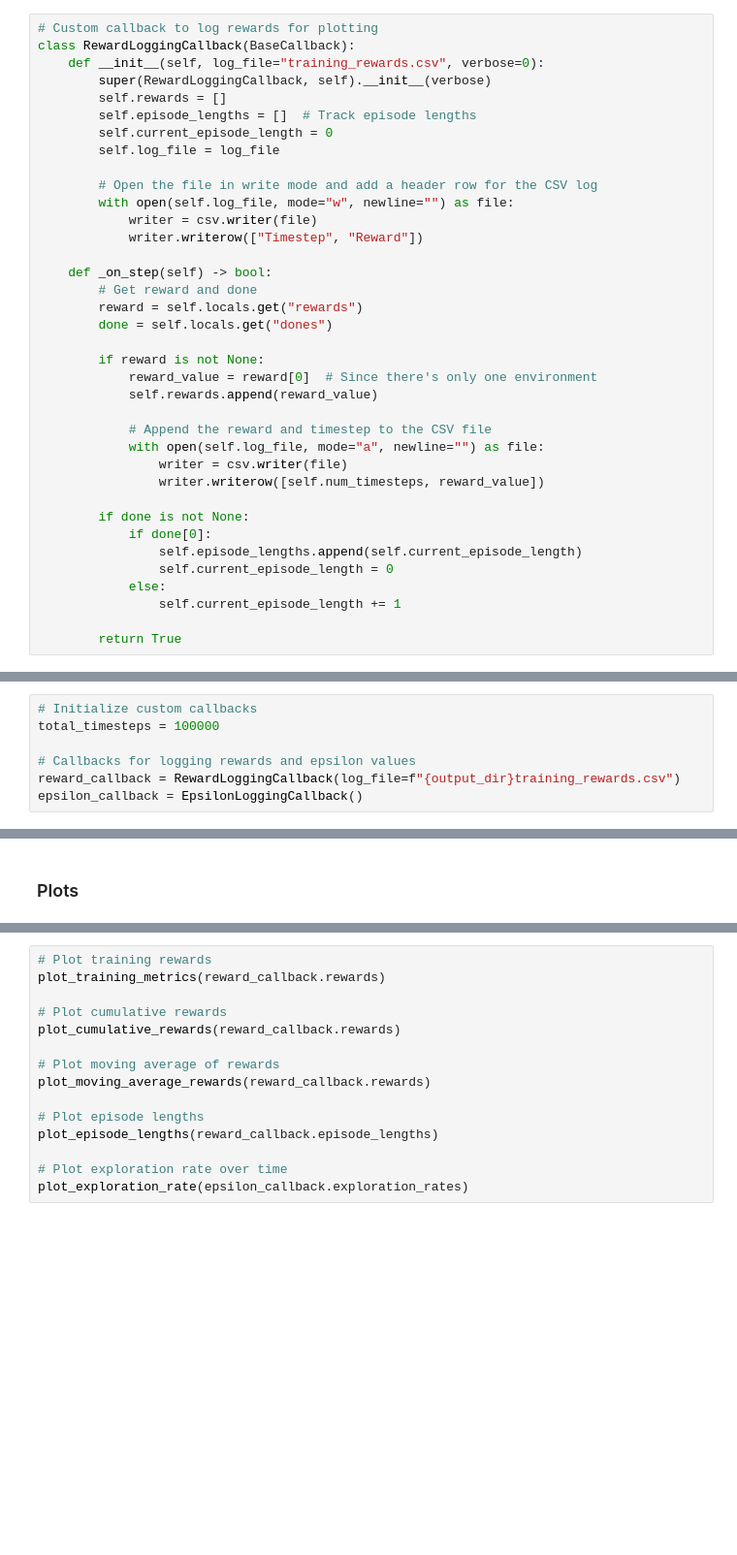
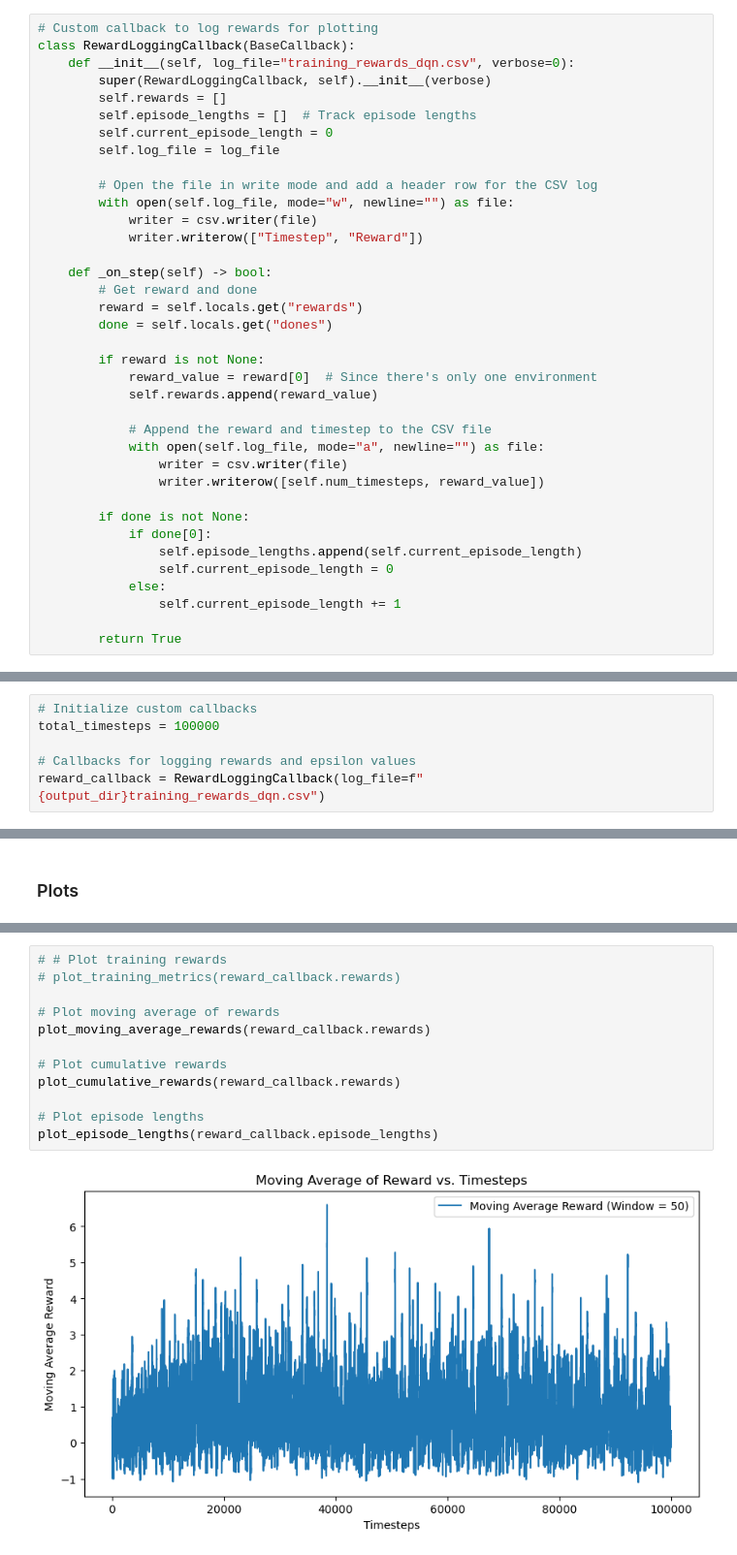
Before and after one commit to chilliavocado/spark, a Jupyter notebook: notebooks/customEnv_DQN.ipynb, the cells around one changed output, grey strips where cells are left out. Shown at 97% size. Saved outputs shown, nothing was run; the diff lists cells and outputs as text; blank space fills up the shorter version.

Commit message:
DQN completed training

```diff
--- a/notebooks/customEnv_DQN.ipynb
+++ b/notebooks/customEnv_DQN.ipynb
@@ -459,7 +459,7 @@ vec_env = make_vec_env(lambda: env, n_envs=1)
 # %%
 # Custom callback to log rewards for plotting
 class RewardLoggingCallback(BaseCallback):
-    def __init__(self, log_file="training_rewards.csv", verbose=0):
+    def __init__(self, log_file="training_rewards_dqn.csv", verbose=0):
         super(RewardLoggingCallback, self).__init__(verbose)
         self.rewards = []
         self.episode_lengths = []  # Track episode lengths
@@ -546,8 +536,7 @@ model.set_logger(new_logger)
 total_timesteps = 100000
 
 # Callbacks for logging rewards and epsilon values
-reward_callback = RewardLoggingCallback(log_file=f"{output_dir}training_rewards.csv")
-epsilon_callback = EpsilonLoggingCallback()
+reward_callback = RewardLoggingCallback(log_file=f"{output_dir}training_rewards_dqn.csv")
 # %%
 # Train the model with both progress and reward logging callbacks
 model.learn(
@@ -622,15 +603,14 @@ def plot_exploration_rate(exploration_rates):
 # %%
-# Plot training rewards
-plot_training_metrics(reward_callback.rewards)
+# # Plot training rewards
+# plot_training_metrics(reward_callback.rewards)
+
+# Plot moving average of rewards
+plot_moving_average_rewards(reward_callback.rewards)
 
 # Plot cumulative rewards
 plot_cumulative_rewards(reward_callback.rewards)
 
-# Plot moving average of rewards
-plot_moving_average_rewards(reward_callback.rewards)
-
 # Plot episode lengths
 plot_episode_lengths(reward_callback.episode_lengths)
-
-# Plot exploration rate over time
-plot_exploration_rate(epsilon_callback.exploration_rates)
+# %% [output]
+[figure, added]
```
Also changed, not shown: parts of 5 cells of this notebook, 3 other files.
